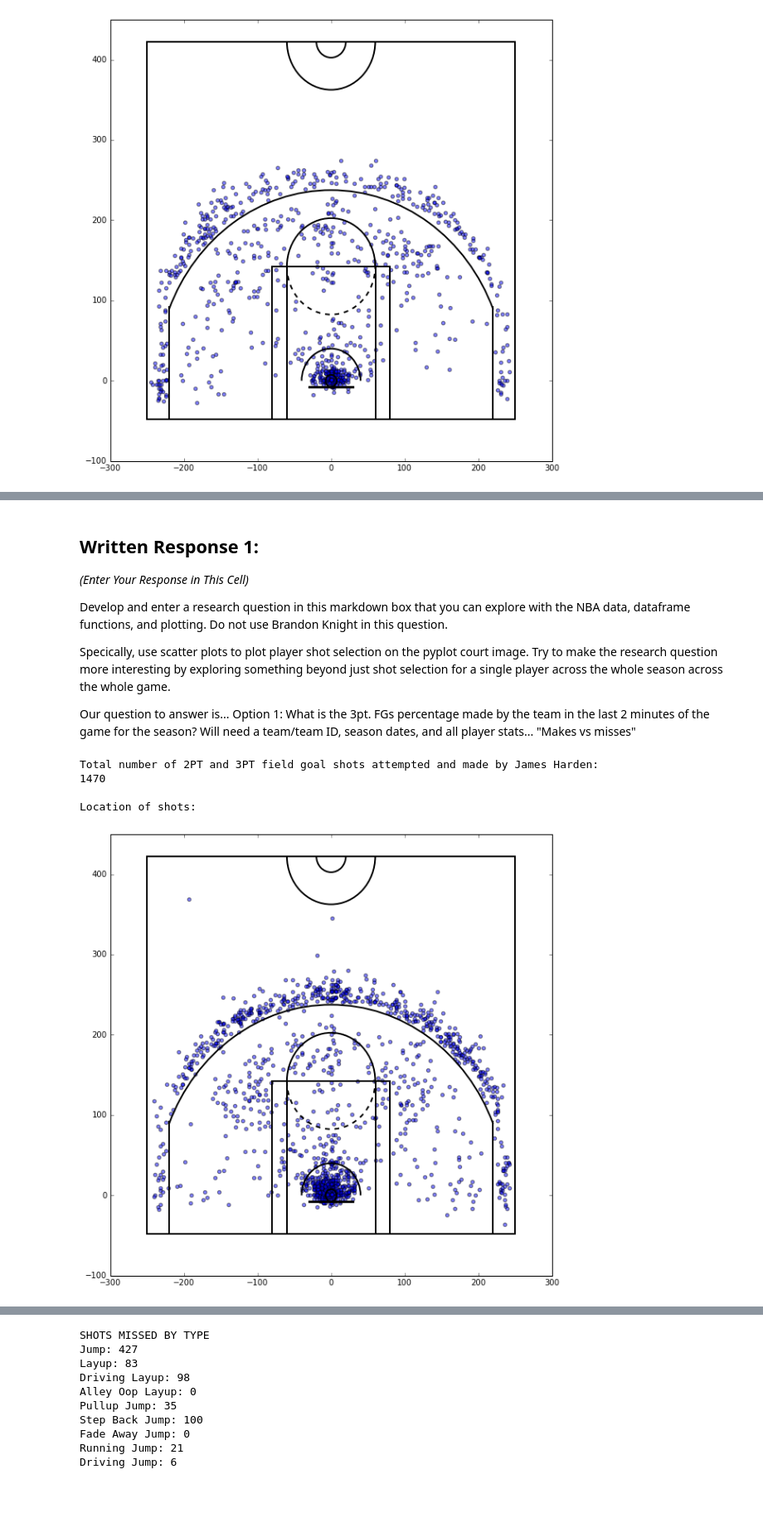
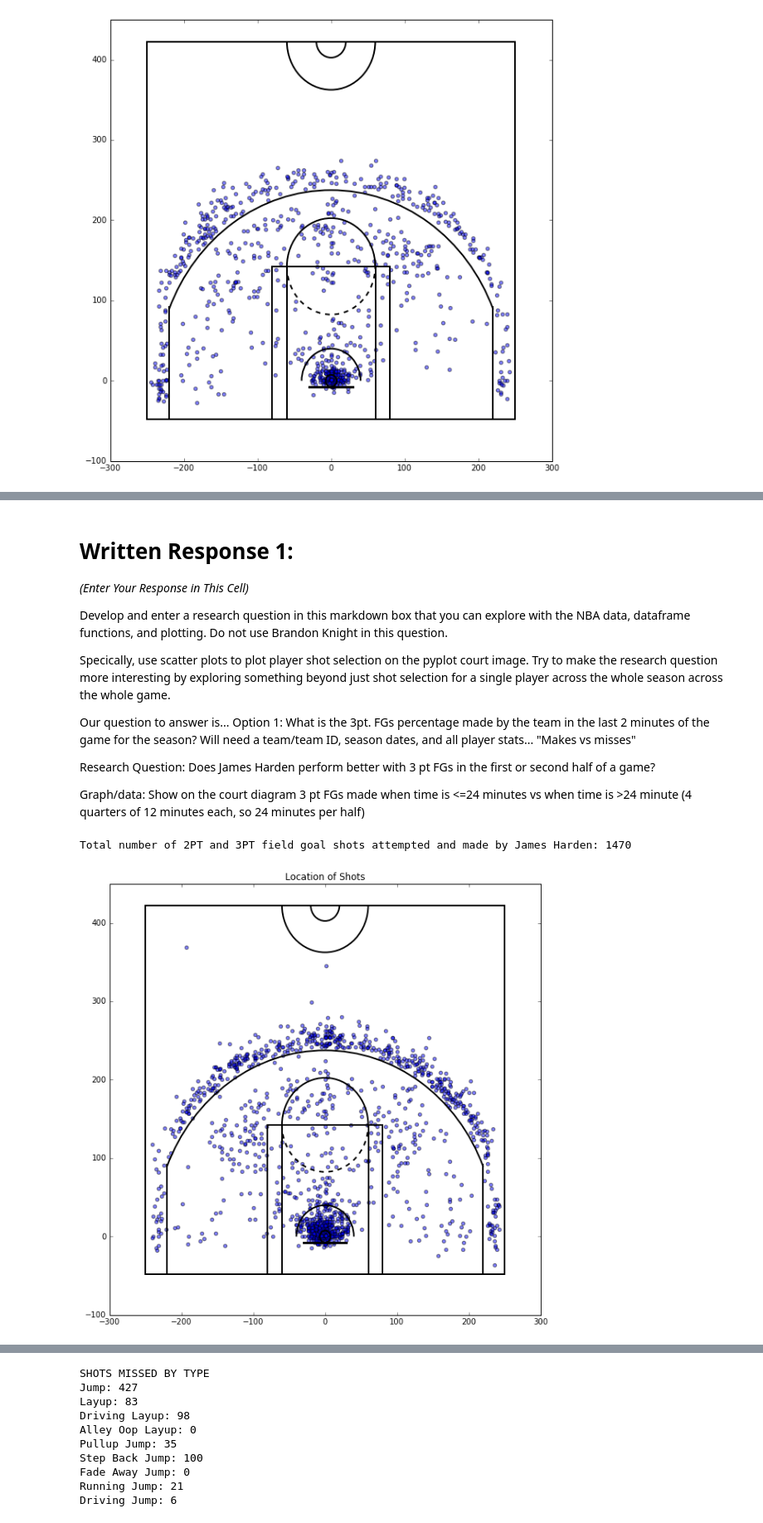
Before and after one commit to cdean00/big_data, a Jupyter notebook: week_2/Week_2_Exercise_Group_6.ipynb, the cells around one changed output, grey strips where cells are left out. Shown: that part at 83% size. Cells and saved outputs as stored; diff of their text form; code cells hidden in the pictures; blank space fills up the shorter version.

```diff
--- a/week_2/Week_2_Exercise_Group_6.ipynb
+++ b/week_2/Week_2_Exercise_Group_6.ipynb
@@ -24,3 +24,15 @@ For this exercise, we are going to use the National Basketball Association's sta
 In order to make the retreival of the data easier, we have written a function that will return the shot statistics for any player for the 2014-2015 season. You have already been using simple functions like <code>type</code> and <code>id</code>, but in this case we are writing our own. Once you run the code in the cell below, the function <code>get_shot_stats</code> will be available for you to use just as any other Python function. Our function has one input parameter which is the NBA's player id.
 
 Run the code in the following block to make the function available for use in the notebook namespace.
+# %%
+shot_chart_url = 'http://stats.nba.com/stats/shotchartdetail/?CFID=33&CFPAR'\
+                    'AMS=2014-15&ContextFilter=&ContextMeasure=FGA&DateFrom=&D'\
+                    'ateTo=&GameID=&GameSegment=&LastNGames=0&LeagueID=00&Loca'\
+                    'tion=&MeasureType=Base&Month=0&OpponentTeamID=0&Outcome=&'\
+                    'PaceAdjust=N&PerMode=PerGame&Period=0&PlayerID={}&Plu'\
+                    'sMinus=N&Position=&Rank=N&RookieYear=&Season=2014-15&Seas'\
+                    'onSegment=&SeasonType=Regular+Season&TeamID=0&VsConferenc'\
+                    'e=&VsDivision=&mode=Advanced&showDetails=0&showShots=1&sh'\
+                    'owZones=0'
+
+print shot_chart_url
@@ -36,7 +50,7 @@ def get_shot_stats(player_id):
     player_id: the integer player id from http://stats.nba.com
     """
 
-    shot_chart_url = 'http://stats.nba.com/stats/shotchartdetail?CFID=33&CFPAR'\
+    shot_chart_url = 'http://stats.nba.com/stats/shotchartdetail/?CFID=33&CFPAR'\
                     'AMS=2014-15&ContextFilter=&ContextMeasure=FGA&DateFrom=&D'\
                     'ateTo=&GameID=&GameSegment=&LastNGames=0&LeagueID=00&Loca'\
                     'tion=&MeasureType=Base&Month=0&OpponentTeamID=0&Outcome=&'\
@@ -157,7 +171,7 @@ Finally, if you want to generate dataframes for other players than Brandon, you
 
 <img src="https://raw.githubusercontent.com/azbones/big_data/master/images/brandon.png">
 # %% [markdown]
-## Written Response 1:
+# Written Response 1:
 _(Enter Your Response in This Cell)_
 
 Develop and enter a research question in this markdown box that you can explore with the NBA data, dataframe functions, and plotting. Do not use Brandon Knight in this question.
@@ -169,27 +183,28 @@ Option 1:
 What is the 3pt. FGs percentage made by the team in the last 2 minutes of the game for the season?
 Will need a team/team ID, season dates, and all player stats...
 "Makes vs misses"
+
+Research Question: Does James Harden perform better with 3 pt FGs in the first or second half of a game?
+
+Graph/data: Show on the court diagram 3 pt FGs made when time is <=24 minutes vs when time is >24 minute (4 quarters of 12 minutes each, so 24 minutes per half)
 # %%
 # Write code to present visualizations that inform your research question.
 # Remember, plot the court, plot the shots, and then "show" the figure.
 
-james_shots = get_shot_stats(201935)
+JAMES_PLAYER_ID = 201935
+james_shots = get_shot_stats(JAMES_PLAYER_ID)
 
-print 'Total number of 2PT and 3PT field goal shots attempted and made by James Harden:'
-print james_shots['SHOT_ATTEMPTED_FLAG'].sum()
-print
-print 'Location of shots:'
+print 'Total number of 2PT and 3PT field goal shots attempted and made by James Harden: {}'.format(james_shots['SHOT_ATTEMPTED_FLAG'].sum())
+
 plt.figure('scatter')
+plt.title('Location of Shots')
 x = james_shots['LOC_X']# make this just a column of the X shot locations from your datafrane above like dataframe['LOC_X']
 y = james_shots['LOC_Y']# make this just a column of the Y shot locations from your datafrane above like dataframe['LOC_Y']
 plt.xlim(-300,300)
 plt.ylim(-100,450)
 draw_court(outer_lines=True)
 plt.scatter(x,y, alpha=.5)
 plt.show()
 # %% [output]
-Total number of 2PT and 3PT field goal shots attempted and made by James Harden:
-1470
-
-Location of shots:
+Total number of 2PT and 3PT field goal shots attempted and made by James Harden: 1470
-[figure, old version]
+[figure, new version]
```
Also changed, not shown: parts of 8 cells of this notebook.
